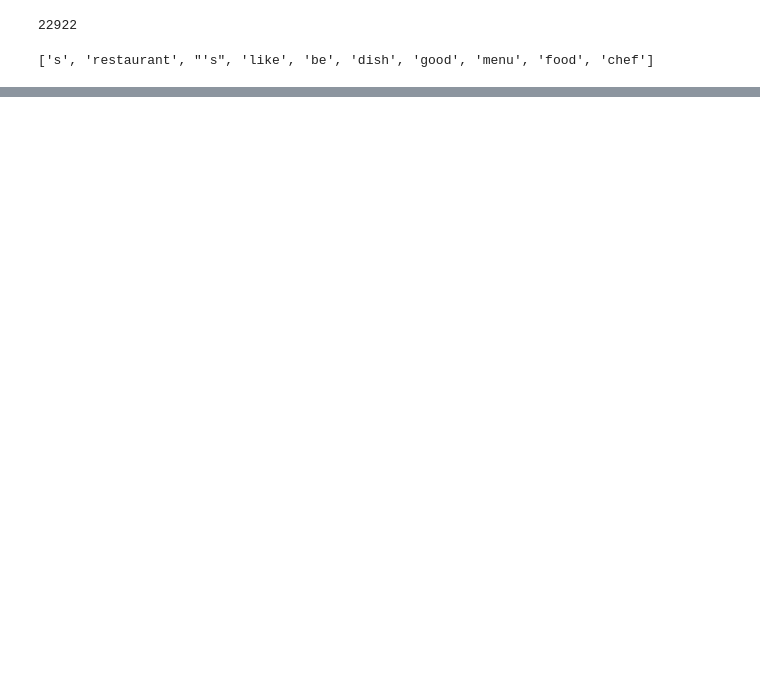
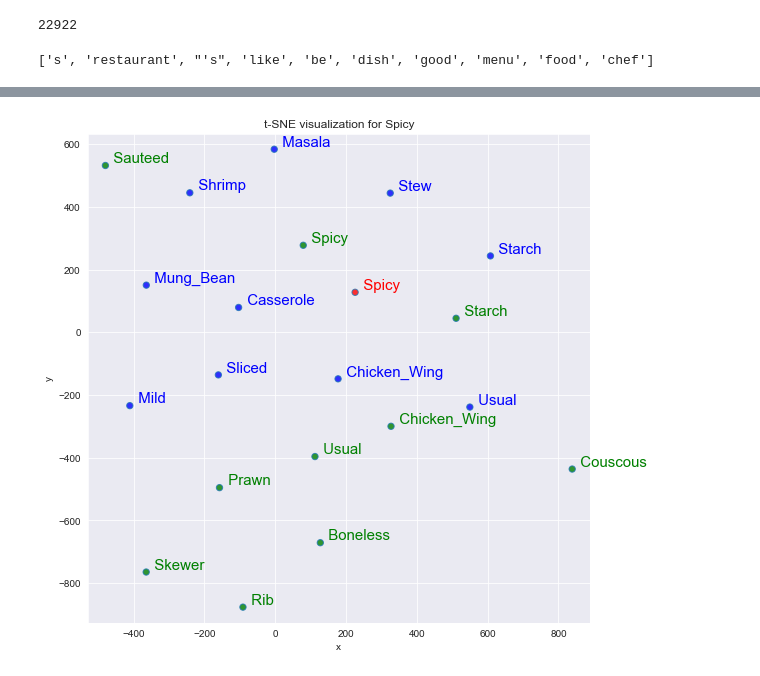
Before and after one commit to ledong1/nycFoodMap, a Jupyter notebook: Gensim Word2Vec-Copy1.ipynb, the cells around one changed output, grey strips where cells are left out. Drawn from its saved outputs; the diff is of its cells as text; code cells hidden in the pictures; blank space fills up the shorter version.

Commit message:
examples about similarty and the graph

```diff
--- a/Gensim Word2Vec-Copy1.ipynb
+++ b/Gensim Word2Vec-Copy1.ipynb
@@ -309,0 +327,4 @@ tsnescatterplot(w2v_model, 'beef', [i[0] for i in w2v_model.wv.most_similar(nega
+# %%
+tsnescatterplot(w2v_model, 'spicy', [i[0] for i in w2v_model.wv.most_similar(positive=["fish"])])
+# %% [output]
+[figure, added]
```
Also changed, not shown: parts of 21 cells of this notebook, 1 other file.
